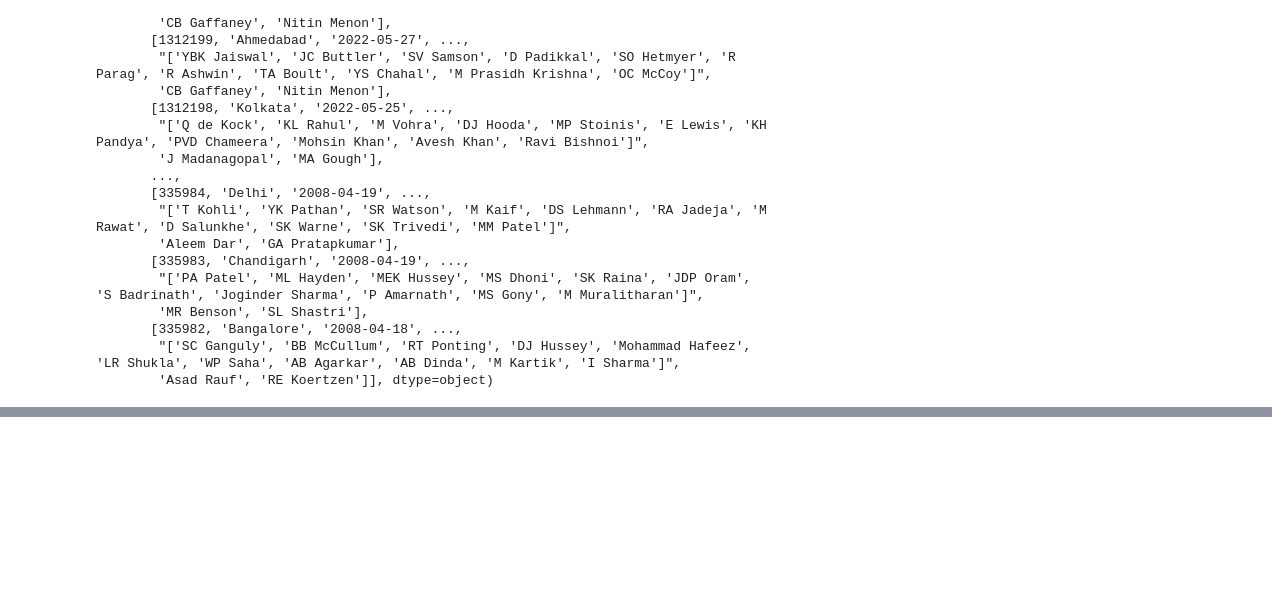
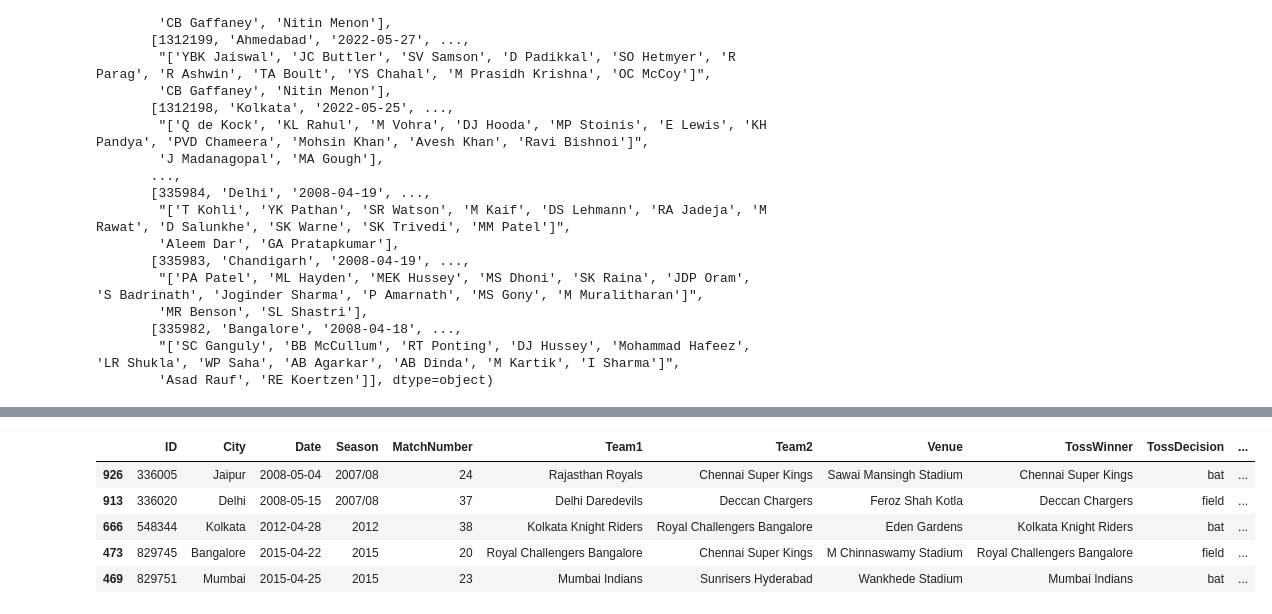
Before and after one commit to rehanmehdichandio/Pandas-df-practice, a Jupyter notebook: Pandas_DF_Practice.ipynb, the cells around one changed output, grey strips where cells are left out. Drawn from its saved outputs; the diff is of its cells as text; code cells hidden in the pictures; blank space fills up the shorter version.

```diff
--- a/Pandas_DF_Practice.ipynb
+++ b/Pandas_DF_Practice.ipynb
@@ -126,4 +128,12 @@ ipl_matches.tail(5)
 | 948 | 335983 | Chandigarh | 2008-04-19 | 2007/08 | 2 | Kings XI Punjab | Chennai Super Kings | Punjab Cricket Association Stadiu... | Chennai Super Kings | bat | ... |
 | 949 | 335982 | Bangalore | 2008-04-18 | 2007/08 | 1 | Royal Challengers Bangalore | Kolkata Knight Riders | M Chinnaswamy Stadium | Royal Challengers Bangalore | field | ... |
 # %%
-#Sample
+#Sample()
+ipl_matches.sample(5)
+# %% [output]
+|  | ID | City | Date | Season | MatchNumber | Team1 | Team2 | Venue | TossWinner | TossDecision | ... |
+| 926 | 336005 | Jaipur | 2008-05-04 | 2007/08 | 24 | Rajasthan Royals | Chennai Super Kings | Sawai Mansingh Stadium | Chennai Super Kings | bat | ... |
+| 913 | 336020 | Delhi | 2008-05-15 | 2007/08 | 37 | Delhi Daredevils | Deccan Chargers | Feroz Shah Kotla | Deccan Chargers | field | ... |
+| 666 | 548344 | Kolkata | 2012-04-28 | 2012 | 38 | Kolkata Knight Riders | Royal Challengers Bangalore | Eden Gardens | Kolkata Knight Riders | bat | ... |
+| 473 | 829745 | Bangalore | 2015-04-22 | 2015 | 20 | Royal Challengers Bangalore | Chennai Super Kings | M Chinnaswamy Stadium | Royal Challengers Bangalore | field | ... |
+| 469 | 829751 | Mumbai | 2015-04-25 | 2015 | 23 | Mumbai Indians | Sunrisers Hyderabad | Wankhede Stadium | Mumbai Indians | bat | ... |
```
Also changed, not shown: parts of 6 cells of this notebook.
